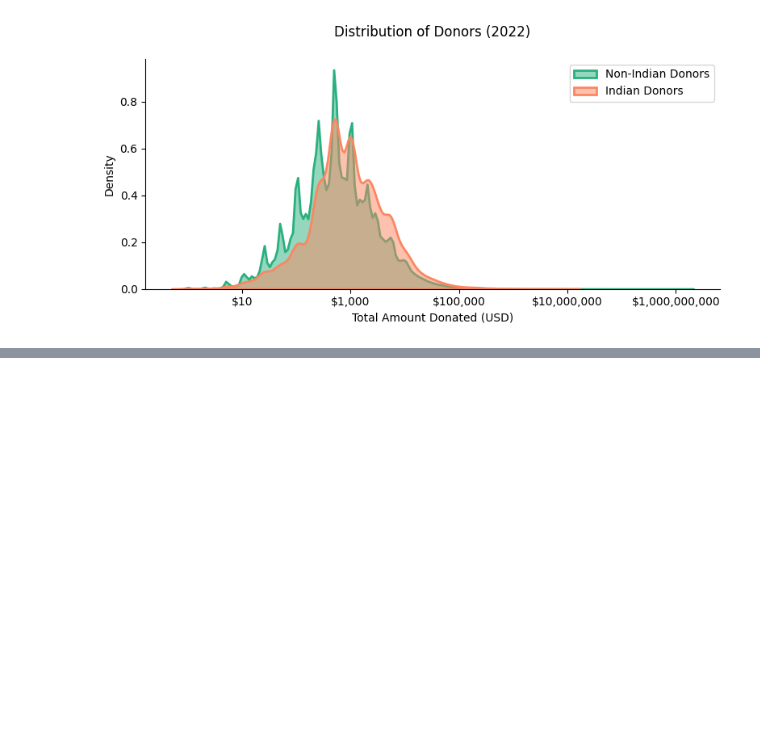
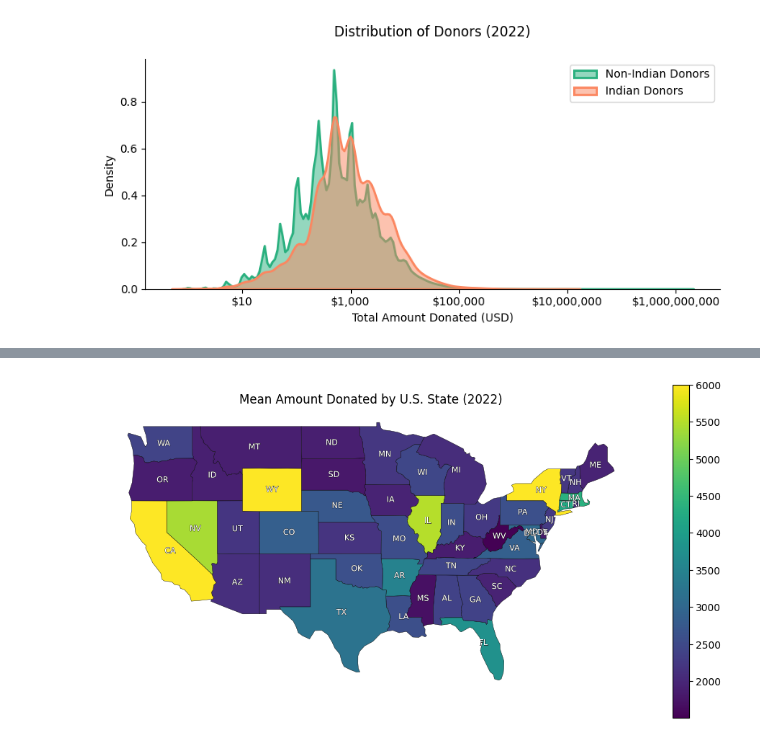
Before and after one commit to kkkarnav/indianamericancontributions, a Jupyter notebook: donors_stats.ipynb, the cells around one changed output, grey strips where cells are left out. Saved outputs shown, nothing was run; the diff lists cells and outputs as text; code cells hidden in the pictures; blank space fills up the shorter version.

```diff
--- a/donors_stats.ipynb
+++ b/donors_stats.ipynb
@@ -291,0 +248,12 @@ len(donors[donors["occupation"] == "ENGINEER"])/len(donors)*100
+# %%
+# Load U.S. states geometry (Natural Earth dataset)
+url = "https://naciscdn.org/naturalearth/110m/cultural/ne_110m_admin_1_states_provinces.zip"
+gdf = gpd.read_file(url)
+
+exclude_codes = ["US-AK", "US-HI", "US-PR", "US-GU", "US-VI", "US-AS", "US-MP"]
+gdf = gdf[(gdf["iso_a2"] == "US") & (~gdf["iso_3166_2"].isin(exclude_codes))][["iso_3166_2", "name", "geometry"]]
+gdf["state"] = gdf["iso_3166_2"].str.replace("US-", "")
+gdf_merged = gdf.merge(state_stats, on="state", how="left")
+# %%
+population = pd.read_csv("./data/aapi_population.csv", sep="\t")
+population.head(10)
@@ -291,0 +272,26 @@ len(donors[donors["occupation"] == "ENGINEER"])/len(donors)*100
+# %%
+gdf_merged = gdf_merged.merge(population, left_on="state", right_on="Code", how="left")
+# %%
+fig, ax = plt.subplots(figsize=(12, 6))
+gdf_merged.plot(
+    column="avg_amount",
+    cmap="viridis",
+    legend=True,
+    edgecolor="black",
+    linewidth=0.3,
+    ax=ax,
+    missing_kwds={"color": "lightgray"},
+    vmax=6000
+)
+
+for idx, row in gdf_merged.iterrows():
+    centroid = row["geometry"].centroid
+    text = ax.text(centroid.x, centroid.y, row["state"], fontsize=8, ha="center", va="center", color="white")
+    text.set_path_effects([path_effects.Stroke(linewidth=0.5, foreground="black"), path_effects.Normal()])
+
+plt.title(f"Mean Amount Donated by U.S. State (20{year})")
+plt.grid(True, linestyle="--", alpha=0.7)
+ax.axis("off")
+plt.show()
+# %% [output]
+[figure, added]
```
Also changed, not shown: parts of 32 cells of this notebook, 8 other files.
